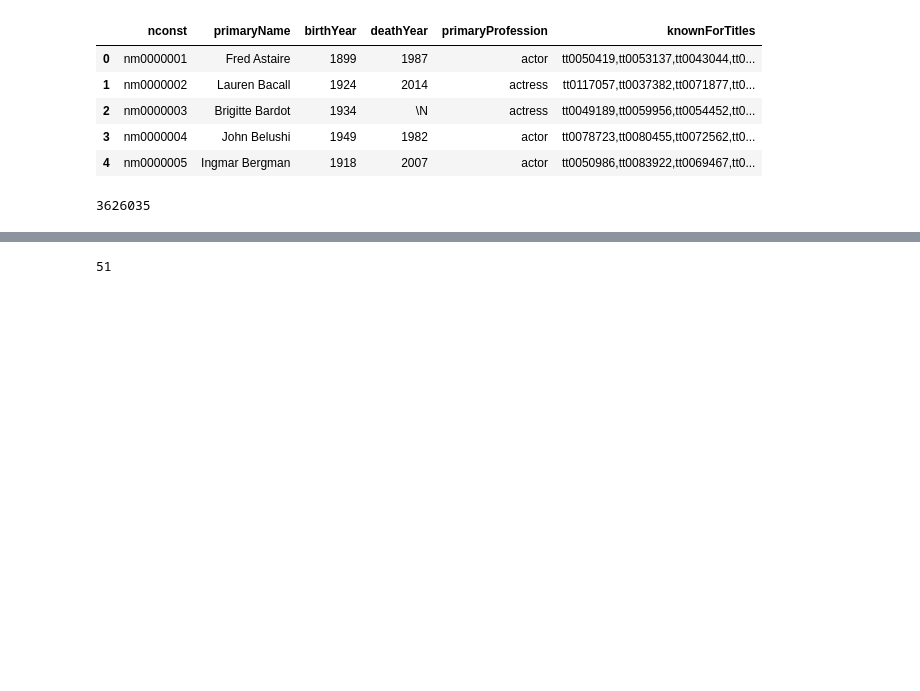
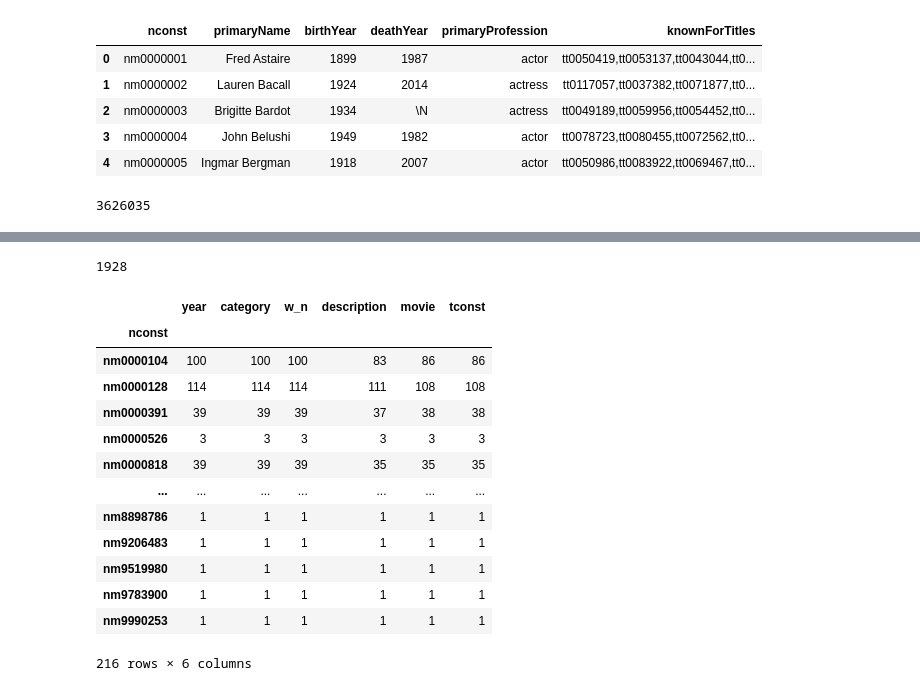
Before and after one commit to Ruchiranga/AD_A-team-project, a Jupyter notebook: Actors_scrape_multithreading_tor.ipynb, the cells around one changed output, grey strips where cells are left out. Cells and saved outputs as stored; diff of their text form; code cells hidden in the pictures; blank space fills up the shorter version.

```diff
--- a/Actors_scrape_multithreading_tor.ipynb
+++ b/Actors_scrape_multithreading_tor.ipynb
@@ -286,14 +355,31 @@ Note: Run the following script to combine all pickles
 # %%
 # Combine the created pickles into one Dataframe
 
-dir_path = "./pickles/actortor/"
+dir_path = "./pickles/actor/"
 # Ignore any sytem files starting with . or folders if any
 pickles = [f for f in listdir(dir_path) if isfile(join(dir_path, f)) and not f.startswith('.')]
 
 dfs = list(map(lambda x: pd.read_pickle("{0}/{1}".format(dir_path,x)), pickles))
 combined_df = pd.concat(dfs)
 combined_df.reset_index(drop=True, inplace=True)
-combined_df.to_pickle("./pickles/complete_actor_{0}.pkl".format(e_idx))
+combined_df.to_pickle("./pickles/complete_actors.pkl".format(e_idx))
 len(combined_df)
 # %% [output]
-51
+1928
+# %%
+combined_df.groupby('nconst').count()
+# %% [output]
+|  | year | category | w_n | description | movie | tconst |
+| nconst |  |  |  |  |  |  |
+| nm0000104 | 100 | 100 | 100 | 83 | 86 | 86 |
+| nm0000128 | 114 | 114 | 114 | 111 | 108 | 108 |
+| nm0000391 | 39 | 39 | 39 | 37 | 38 | 38 |
+| nm0000526 | 3 | 3 | 3 | 3 | 3 | 3 |
+| nm0000818 | 39 | 39 | 39 | 35 | 35 | 35 |
+| ... | ... | ... | ... | ... | ... | ... |
+| nm8898786 | 1 | 1 | 1 | 1 | 1 | 1 |
+| nm9206483 | 1 | 1 | 1 | 1 | 1 | 1 |
+| nm9519980 | 1 | 1 | 1 | 1 | 1 | 1 |
+| nm9783900 | 1 | 1 | 1 | 1 | 1 | 1 |
+| nm9990253 | 1 | 1 | 1 | 1 | 1 | 1 |
+216 rows × 6 columns
```
Also changed, not shown: parts of 9 cells of this notebook.
